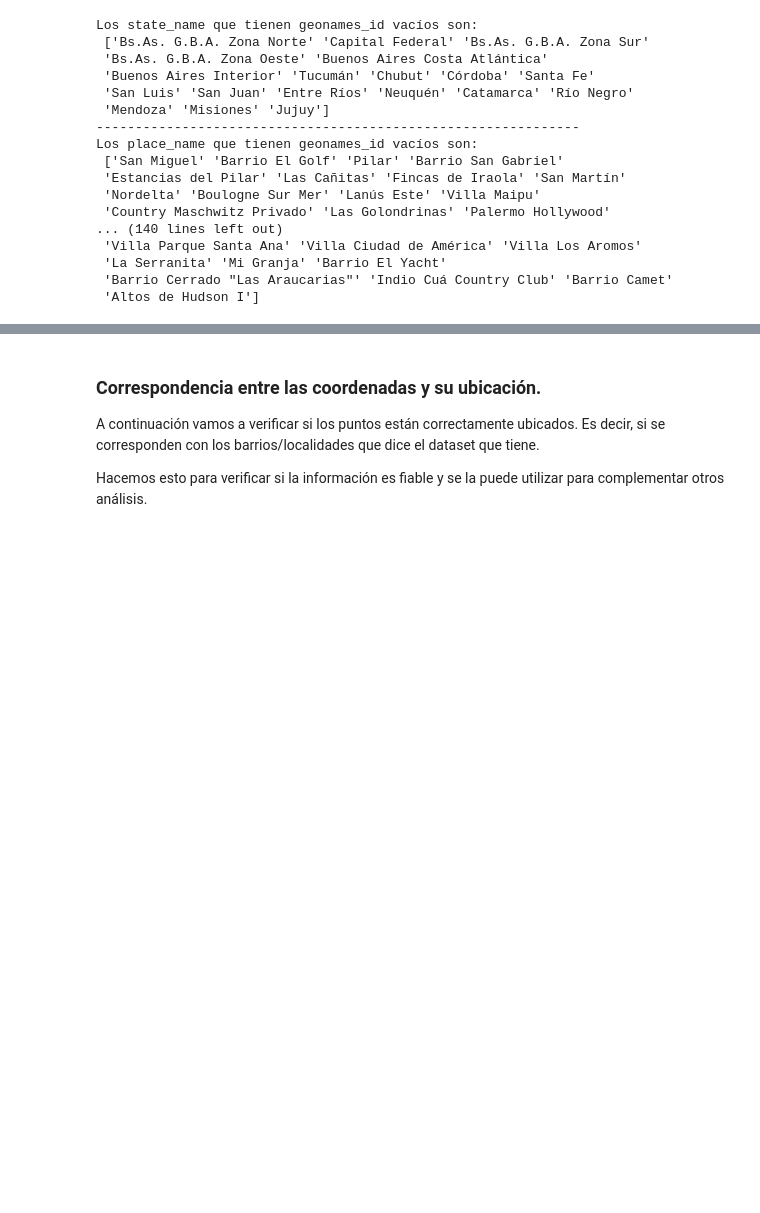
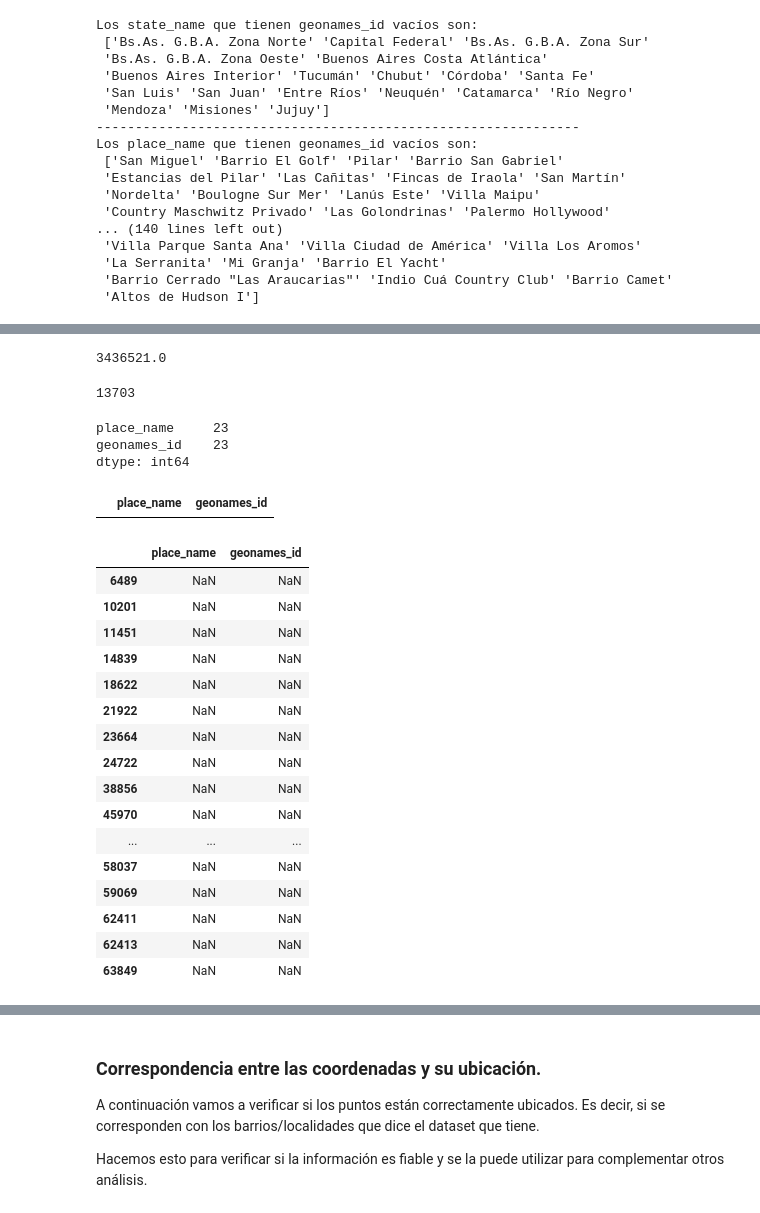
Before and after one commit to eugeperotti/dh_ds_grupo2_desafios, a Jupyter notebook: Eugenia.ipynb, the cells around one changed output, grey strips where cells are left out. Cells and saved outputs as stored; diff of their text form; code cells hidden in the pictures; blank space fills up the shorter version.

```diff
--- a/Eugenia.ipynb
+++ b/Eugenia.ipynb
@@ -450,0 +526,54 @@ Los place_name que tienen geonames_id vacíos son:
+# %%
+datos_agrupados = data[data.geonames_id.notnull()].groupby("place_name")["geonames_id"].value_counts()
+datos_agrupados.loc['Abasto'].index[0]
+# %% [output]
+3436521.0
+# %%
+contador = 0
+
+for index,row in data[data.geonames_id.isnull()].iterrows():
+    if np.isnan(row.geonames_id):
+        try:
+            row.geonames_id = datos_agrupados.loc[row.place_name].index[0]
+            #print(row.geonames_id)
+        except:
+            contador+=1
+
+print(contador)
+#data[data.geonames_id.notnull()].groupby("place_name")["geonames_id"].value_counts()
+#data.groupby("place_name")["geonames_id"].value_counts()
+# %% [output]
+13703
+# %%
+df_geoname_null.isnull().sum()
+# %% [output]
+place_name     23
+geonames_id    23
+dtype: int64
+# %%
+mask = data.place_name == "Macrocentro"
+df_geoname_null.loc[mask,['place_name','geonames_id']]
+# %% [output]
+|  | place_name | geonames_id |
+# %%
+mask_geo_place_null = data.geonames_id.isnull() & data.place_name.isnull()
+df_geoname_null = data.loc[mask_geo_place_null,['place_name','geonames_id']]
+df_geoname_null.isnull().sum()
+# %% [output]
+|  | place_name | geonames_id |
+| 6489 | NaN | NaN |
+| 10201 | NaN | NaN |
+| 11451 | NaN | NaN |
+| 14839 | NaN | NaN |
+| 18622 | NaN | NaN |
+| 21922 | NaN | NaN |
+| 23664 | NaN | NaN |
+| 24722 | NaN | NaN |
+| 38856 | NaN | NaN |
+| 45970 | NaN | NaN |
+| ... | ... | ... |
+| 58037 | NaN | NaN |
+| 59069 | NaN | NaN |
+| 62411 | NaN | NaN |
+| 62413 | NaN | NaN |
+| 63849 | NaN | NaN |
```
Also changed, not shown: parts of 8 cells of this notebook.
